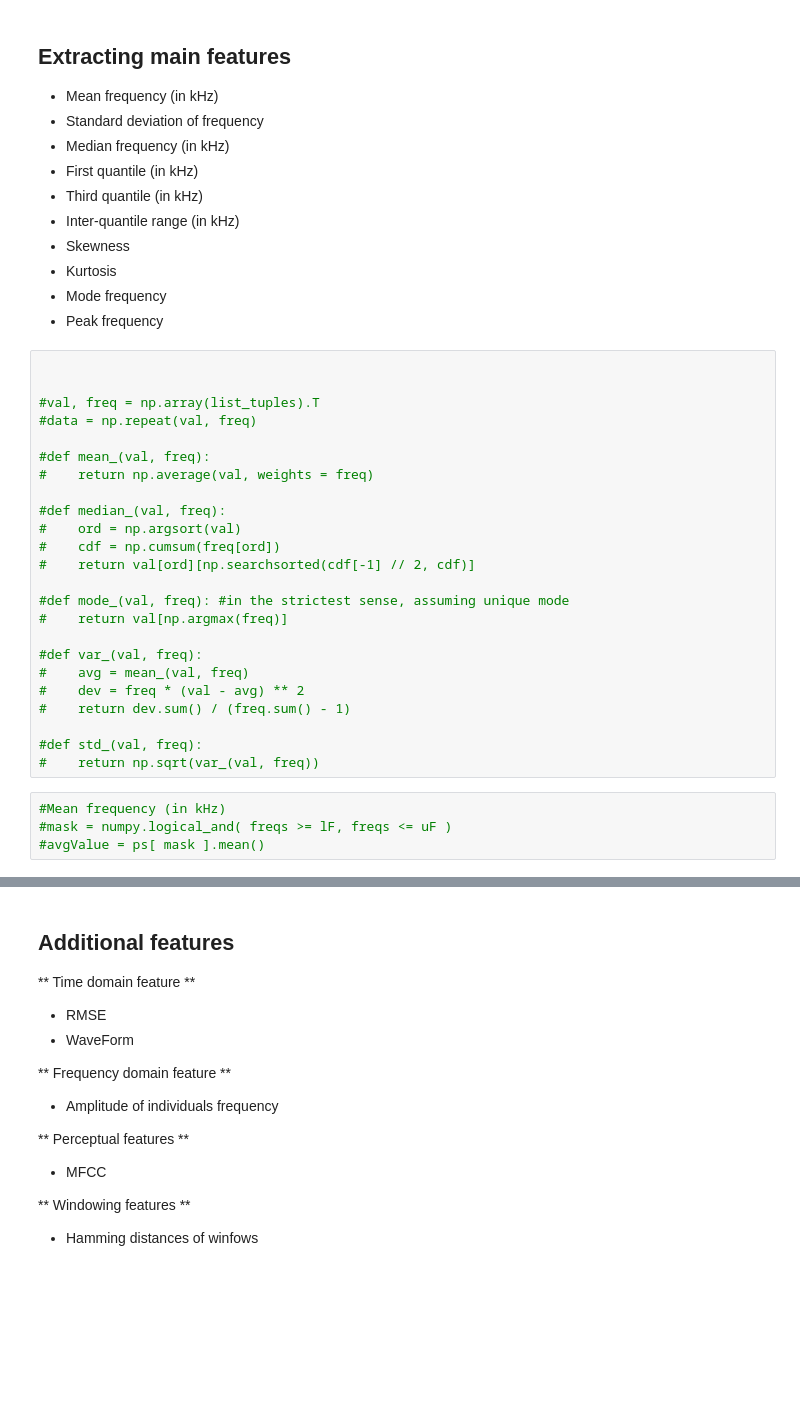
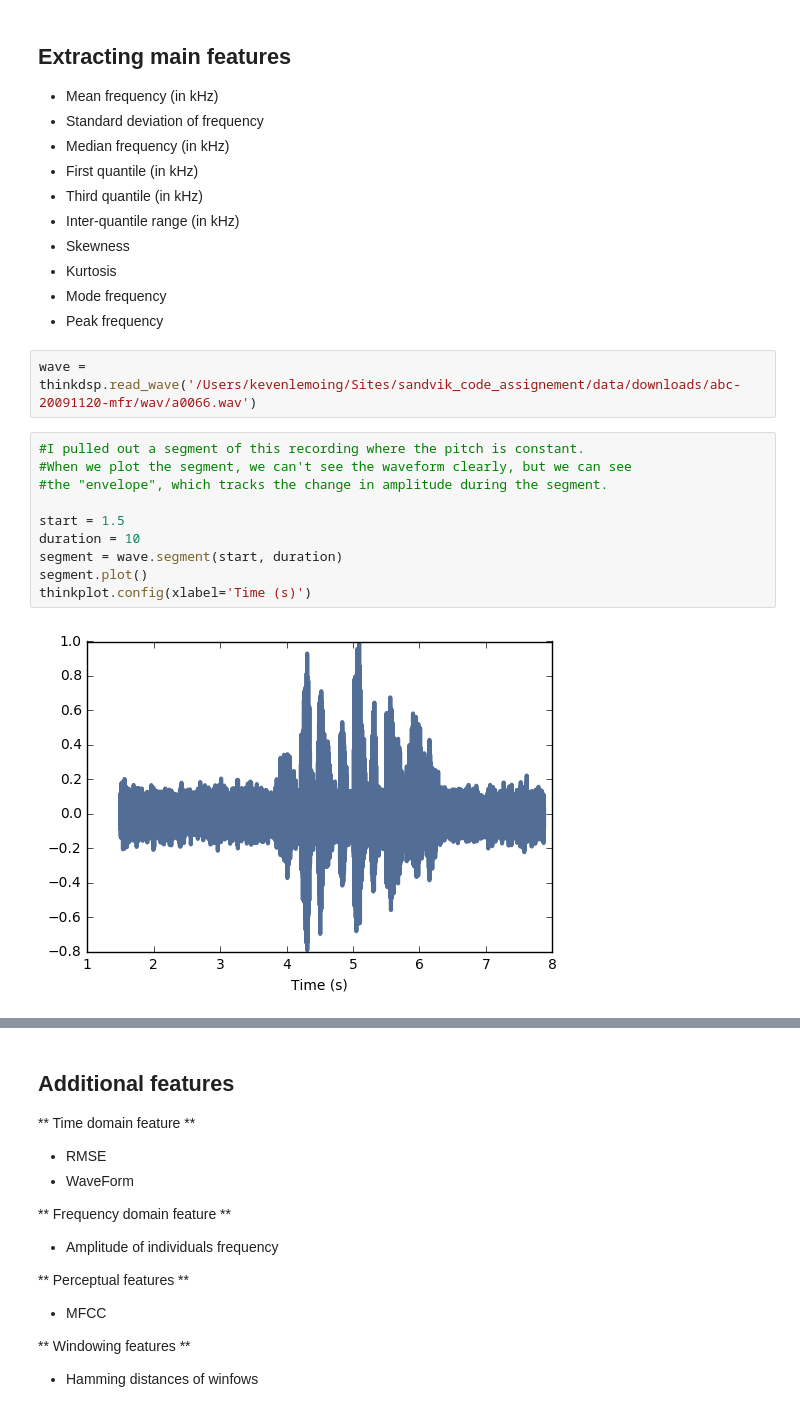
Before and after one commit to KevenLeMoing/dsp_malefemale_classification, a Jupyter notebook: notebooks/unit_exploring_and_extraction.ipynb, the cells around one changed output, grey strips where cells are left out. Saved outputs shown, nothing was run; the diff lists cells and outputs as text; blank space fills up the shorter version.

```diff
--- a/notebooks/unit_exploring_and_extraction.ipynb
+++ b/notebooks/unit_exploring_and_extraction.ipynb
@@ -93,31 +78,17 @@ plt.show()
 * Kurtosis
 * Mode frequency
 * Peak frequency
-# %%
-
-
-#val, freq = np.array(list_tuples).T
-#data = np.repeat(val, freq)
-
-#def mean_(val, freq):
-#    return np.average(val, weights = freq)
-
-#def median_(val, freq):
-#    ord = np.argsort(val)
-#    cdf = np.cumsum(freq[ord])
-#    return val[ord][np.searchsorted(cdf[-1] // 2, cdf)]
-
-#def mode_(val, freq): #in the strictest sense, assuming unique mode
-#    return val[np.argmax(freq)]
-
-#def var_(val, freq):
-#    avg = mean_(val, freq)
-#    dev = freq * (val - avg) ** 2
-#    return dev.sum() / (freq.sum() - 1)
-
-#def std_(val, freq):
-#    return np.sqrt(var_(val, freq))
-# %%
-#Mean frequency (in kHz)
-#mask = numpy.logical_and( freqs >= lF, freqs <= uF )
-#avgValue = ps[ mask ].mean()
+# %%
+wave = thinkdsp.read_wave('/Users/kevenlemoing/Sites/sandvik_code_assignement/data/downloads/abc-20091120-mfr/wav/a0066.wav')
+# %%
+#I pulled out a segment of this recording where the pitch is constant.
+#When we plot the segment, we can't see the waveform clearly, but we can see
+#the "envelope", which tracks the change in amplitude during the segment.
+
+start = 1.5
+duration = 10
+segment = wave.segment(start, duration)
+segment.plot()
+thinkplot.config(xlabel='Time (s)')
+# %% [output]
+[figure, added]
```
Also changed, not shown: parts of 20 cells of this notebook.
